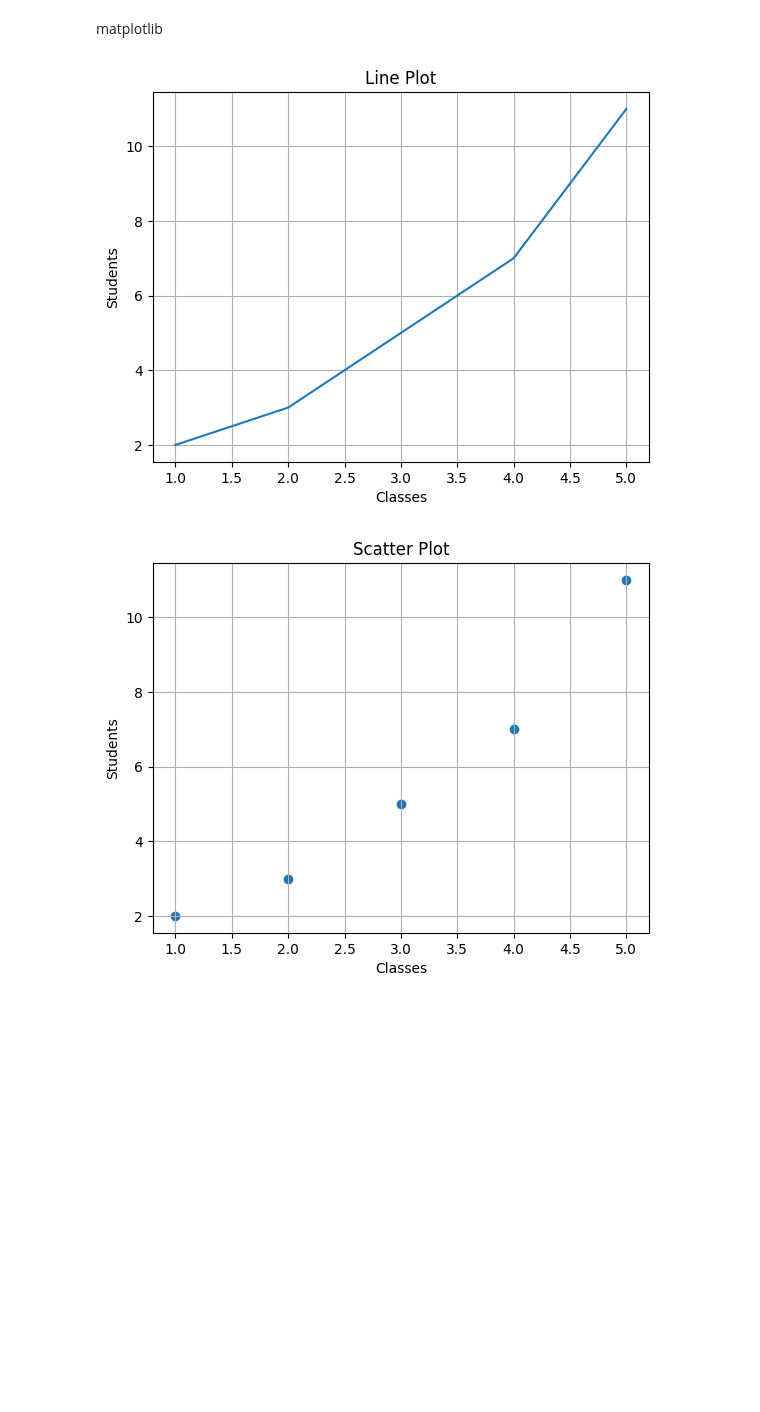
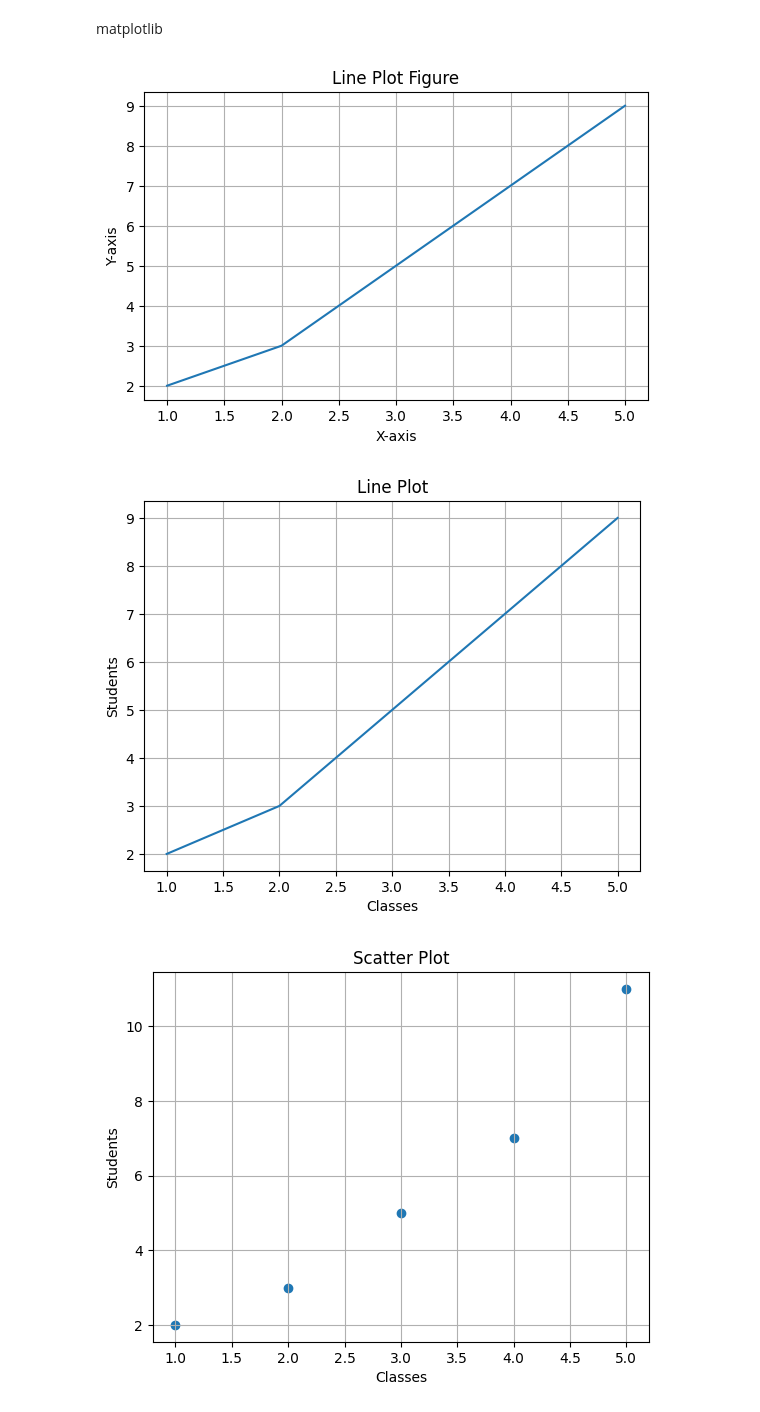
Before and after one commit to faruk950147/Python-A-to-Z, a Jupyter notebook: 07 ML/matplot/main.ipynb, the cells around one changed output. Saved outputs shown, nothing was run; the diff lists cells and outputs as text; code cells hidden in the pictures; blank space fills up the shorter version.

```diff
--- a/07 ML/matplot/main.ipynb
+++ b/07 ML/matplot/main.ipynb
@@ -3,23 +3,34 @@ matplotlib
 # %%
 import matplotlib.pyplot as plt
 import numpy as np
+
+x = np.array([1, 2, 3, 4, 5])
+y = np.array([2, 3, 5, 7, 9])
+plt.figure(figsize=(6.5, 4))
+plt.plot(x, y)
+plt.xlabel('X-axis')
+plt.ylabel('Y-axis')
+plt.title('Line Plot Figure')
+plt.grid()
+plt.show()
 
 cls = np.array([1, 2, 3, 4, 5])
 students = np.array([2, 3, 5, 7, 9])
 # plt.plot(cls, students) thats means cls of 1 will be connected with students of 2 → (1,2)
 # cls of 1 of students of 2 connected → (1,2)
 # cls of 2 of students of 3 connected → (2,3)
 # cls of 3 of students of 5 connected → (3,5)
 # cls of 4 of students of 7 connected → (4,7)
 # cls of 5 of students of 9 connected → (5,9)
 plt.plot(cls, students)
 plt.xlabel('Classes')
 plt.ylabel('Students')
 plt.title('Line Plot')
 plt.grid()
 plt.show()
 # %% [output]
-[figure, old version]
+[figure, new version]
+[figure, added]
 # %%
 cls = np.array([1, 2, 3, 4, 5])
 students = np.array([2, 3, 5, 7, 9])
```
Also changed, not shown: 4 other files.
